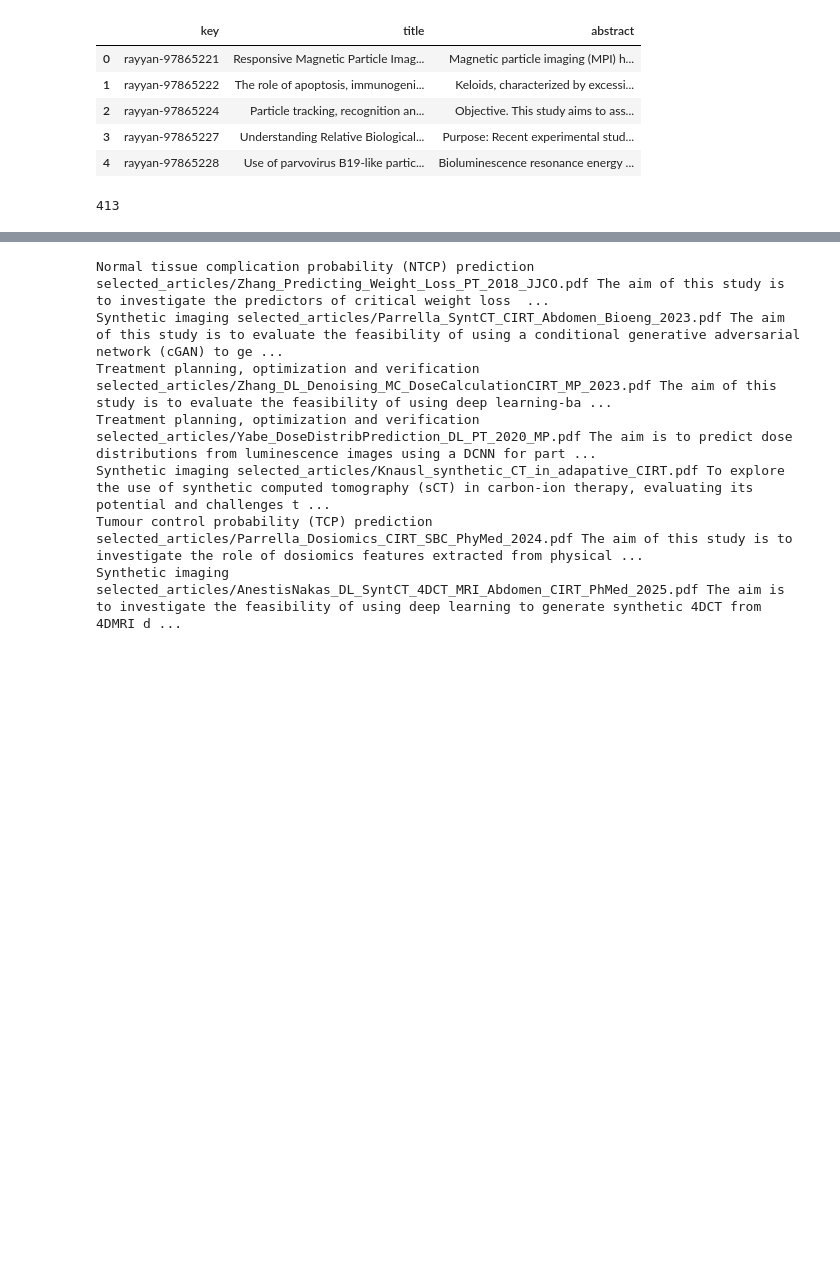
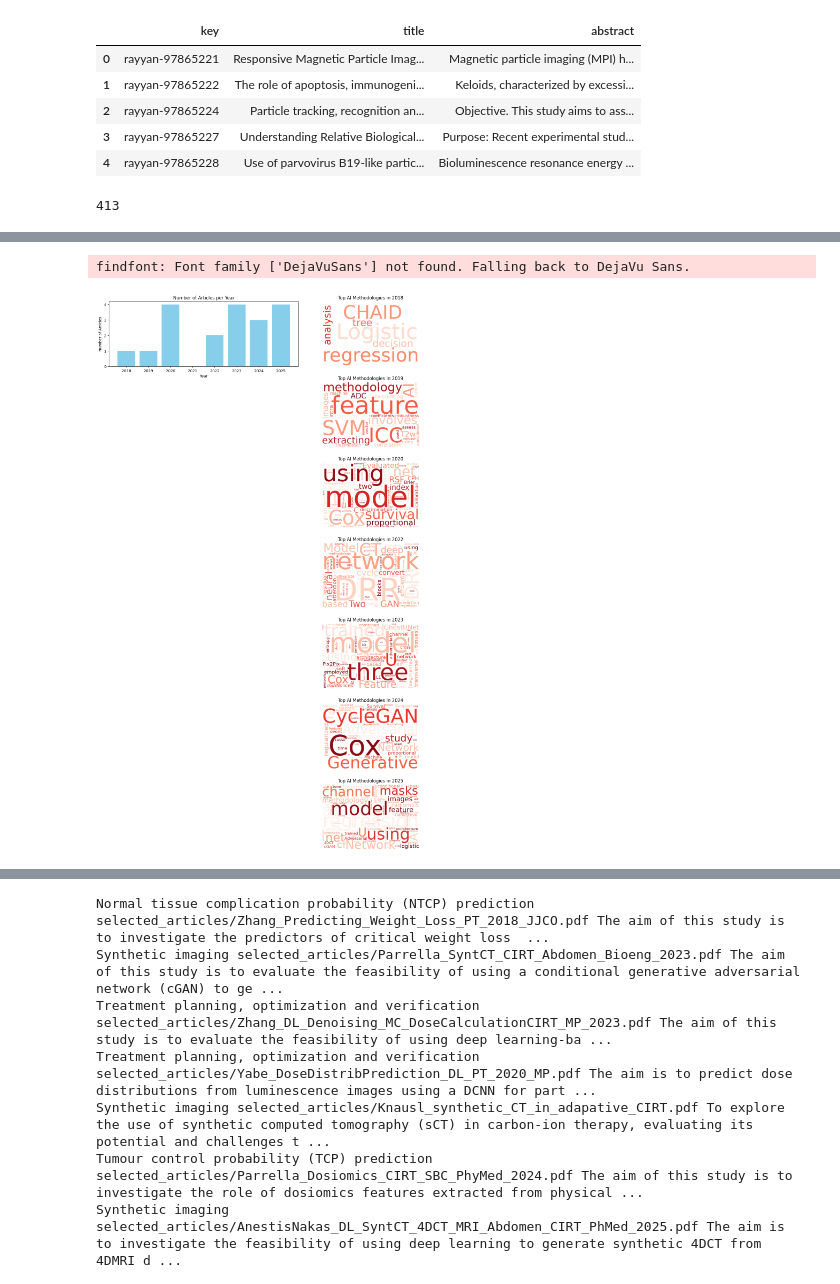
Before and after one commit to sithin-cnao/llm_review, a Jupyter notebook: notebooks/screening.ipynb, the cells around one changed output, grey strips where cells are left out. Cells and saved outputs as stored; diff of their text form; code cells hidden in the pictures; blank space fills up the shorter version.

```diff
--- a/notebooks/screening.ipynb
+++ b/notebooks/screening.ipynb
@@ -53,17 +54,18 @@ struct_llm = llm.with_structured_output(OutputSchema)
 #   ]
 
 messages = [
-    ('system',  "You are a helpful AI assistant that accurately screens and SELECTS ORIGINAL RESEARCH ARTICLES that falls within the SCOPE OF THE GIVEN LITERATURE REVIEW TOPIC, based solely on their ABSTRACT."
+    ('system',  "You are a helpful AI reviewer that ACCURATELY SCREENS and SELECTS 'ORIGINAL RESEARCH ARTICLES' that falls within the scope of the given 'LITERATURE_REVIEW_TOPIC', based on their ABSTRACT."
                 "Your decision should be '1' if SELECTED or '0' otherwise."
-                "Generate a concise, one-sentence reason to motivate your decision. Also list the most important keywords associated with the decision."
+                "Generate a concise, one-sentence reason to motivate your decision."
+                "If selected, list all the AI methods explored in the ORIGINAL RESEARCH ARTICLE."
     ),
-    ('human', "ABSTRACT:\n\n title: {title}, \n content: {abstract}\n\n REVIEW TOPIC: APPLICATIONS OF AI IN CARBON ION THERAPY")
+    ('human', "ABSTRACT:\n\n title: {title}, \n content: {abstract}\n\n LITERATURE_REVIEW_TOPIC: APPLICATIONS OF AI IN CARBON ION THERAPY")
   ]
 
 prompt_template = ChatPromptTemplate.from_messages(messages)
 chain = prompt_template | struct_llm
 
-decision_df = {"key":[], "title":[], "abstract":[], "decision":[], "keywords":[], "reason":[], "thoughts":[]}
+decision_df = {"key":[], "title":[], "abstract":[], "decision":[], "ai_method_list":[], "reason":[], "thoughts":[]}
 
 rows = [row.to_dict() for i,row in df.iterrows()]
 
@@ -80,4 +82,4 @@ for row in tqdm(rows):
 decision_df = pd.DataFrame(decision_df)
 if not os.path.exists(OUT_DIR):
    os.makedirs(OUT_DIR)
-decision_df.to_csv(os.path.join(OUT_DIR, "ai_decision.csv"), index=False)
+decision_df.to_csv(os.path.join(OUT_DIR, "ai_decision_new.csv"), index=False)
@@ -153,15 +157,20 @@ dtype: object
 class OutputSchema(BaseModel):
     thoughts: str = Field(description="thoughts of the model")
     aim: str = Field(description="answer to q1: aim of the research article")
-    category: str = Field(description="answer to q2: article category")
+    category: Literal["Treatment planning, optimization and verification",
+        "Synthetic imaging",
+        "Tumor control probability (TCP) prediction",
+        "Normal tissue complication probability (NTCP) prediction"] = Field(description="answer to q2: article category selected from the predefined LIST")
     dataset: str = Field(description="answer to q3: dataset description and the strategy associated with training, validation and test involved in AI modelling. Also provide the sample counts associated with the train, val and test set.")
     ai_methodology: str = Field(description="answer to q4: the AI methodology used by the authors for their analysis")
+    ai_method_list: List[str] = Field(description="followup answer to q4: list of ai methodologies used by the authors for their analysis")
     pros_and_cons: str = Field(description="answer to q5: the strengths and weaknesses of the methodology followed")
     results: str = Field(description="answer to q6: summary of the results in terms of the performance metrics and the appropriateness of the metrics were to evaluate the AI model.")
     arguments: str = Field(description="answer to q7: the strong and weak arguments that the authors are pointing out in the discussion")
     conclusion: str = Field(description="answer to q8. their conclusion, and main arguments to support it")
     critical_summary: str = Field(description="a critical summary combining the answers for q1-q8")
-    short_summary: str = Field(description="a concise critical summary limited 300 characters, including spaces")
+    short_summary: constr(max_length=300) = Field(description="a concise critical summary limited 300 characters, including spaces")
+
 
 # llm = ChatCohere(model='command-r', temperature=0.0)
 llm = ChatOllama(model="deepseek-r1:32b", temperature=0.0, num_ctx=15_000)
@@ -220,0 +400,53 @@ import re
+# %%
+import pandas as pd
+import matplotlib.pyplot as plt
+from wordcloud import WordCloud
+from matplotlib import font_manager
+
+# Load your CSV
+df = pd.read_csv("results/ai_review_new.csv")
+
+# Group AI methodologies by year
+year_methodologies = df.groupby("Year of pubblication")["ai_methodology"].apply(lambda x: " ".join(x.astype(str)))
+
+# Get available years
+years = sorted(year_methodologies.index.unique())
+n_years = len(years)
+
+# Use matplotlib's built-in DejaVuSans font
+font_path = font_manager.findfont("DejaVuSans")
+
+# Create grid layout
+fig, axes = plt.subplots(n_years, 2, figsize=(14, 3 * n_years))
+
+# Plot trend (articles per year) on the top-left panel
+article_counts = df["Year of pubblication"].value_counts().sort_index()
+axes[0, 0].bar(article_counts.index, article_counts.values, color="skyblue")
+axes[0, 0].set_title("Number of Articles per Year")
+axes[0, 0].set_xlabel("Year")
+axes[0, 0].set_ylabel("Number of Articles")
+
+# Remove unused left-side axes (except the first one used for trend)
+for i in range(1, n_years):
+    axes[i, 0].axis("off")
+
+# Generate word clouds for each year
+for i, year in enumerate(years):
+    text = year_methodologies[year]
+    wc = WordCloud(
+        width=600,
+        height=400,
+        background_color="white",
+        colormap="Reds",
+        font_path=font_path
+    ).generate(text)
+
+    axes[i, 1].imshow(wc, interpolation="bilinear")
+    axes[i, 1].axis("off")
+    axes[i, 1].set_title(f"Top AI Methodologies in {year}")
+
+plt.tight_layout()
+plt.show()
+# %% [output]
+findfont: Font family ['DejaVuSans'] not found. Falling back to DejaVu Sans.
+[figure, added]
```
Also changed, not shown: parts of 13 cells of this notebook, 14 other files.
